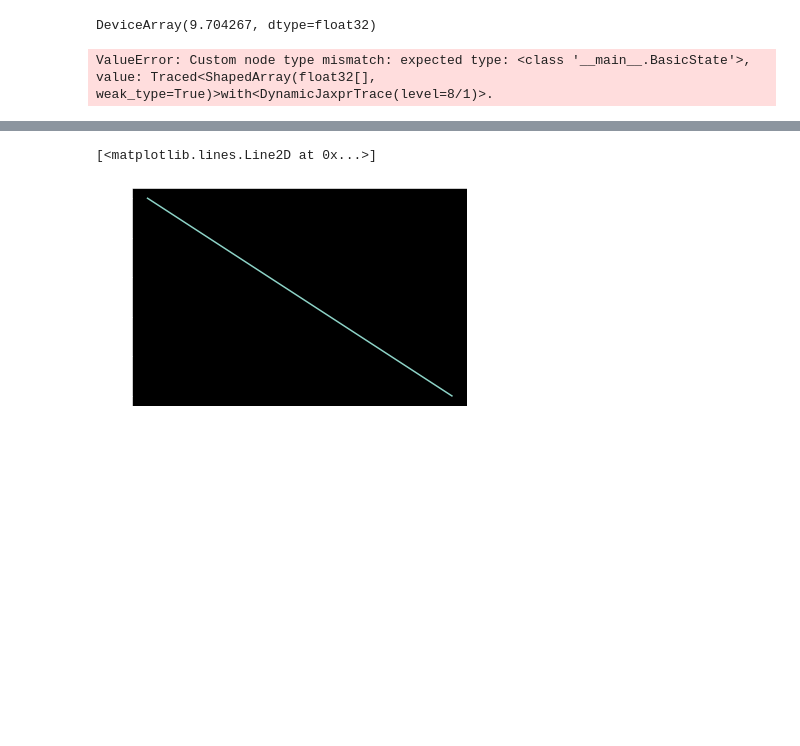
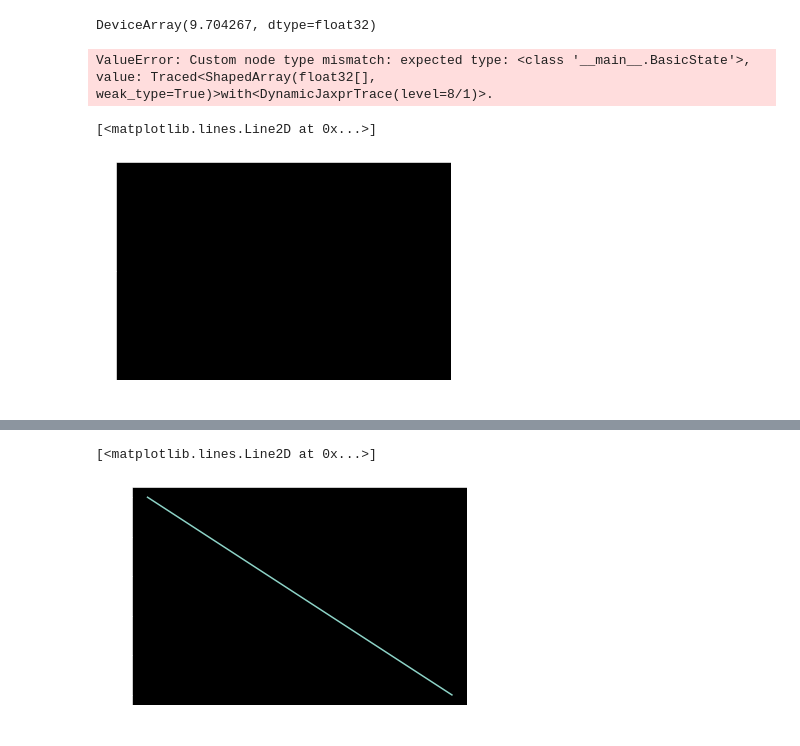
Before and after one commit to Steel-Lab-Oxford/core-bioreaction-simulation, a Jupyter notebook: notebooks/leap_invest.ipynb, the cells around one changed output, grey strips where cells are left out. Drawn from its saved outputs; the diff is of its cells as text; code cells hidden in the pictures; blank space fills up the shorter version.

```diff
--- a/notebooks/leap_invest.ipynb
+++ b/notebooks/leap_invest.ipynb
@@ -261,3 +261,24 @@ sol = dfx.diffeqsolve(term, solver, t0=0, t1=1, dt0=0.01, y0= BasicState( y= 10.
 plt.plot(sol.ys)
 # %% [output]
 ValueError: Custom node type mismatch: expected type: <class '__main__.BasicState'>, value: Traced<ShapedArray(float32[], weak_type=True)>with<DynamicJaxprTrace(level=8/1)>.
+# %%
+key = jr.PRNGKey(3)
+
+@chex.dataclass
+class BasicState():
+    y: float
+
+f = lambda t, y, args: BasicState( y=  jnp.array([-1.0]))
+
+trans_func = lambda y : BasicState( y=  -1.0)
+
+control = dfx.VirtualBrownianTree(0, 1.0, 0.01, BasicState(y = jax.ShapeDtypeStruct( (1,), jnp.float32)), key)
+
+term = dfx.ControlTerm(f, control)
+solver = TauLeapingSolutionDependentSolver(dfx.Euler())
+saveat = dfx.SaveAt(ts = jnp.linspace(0,1,100))
+sol = dfx.diffeqsolve(term, solver, t0=0, t1=1, dt0=0.01, y0= BasicState( y= 10.0), saveat=saveat)
+plt.plot(sol.ys)
+# %% [output]
+[<matplotlib.lines.Line2D at 0x...>]
+[figure, added]
```
Also changed, not shown: parts of 1 cell of this notebook, 4 other files.
